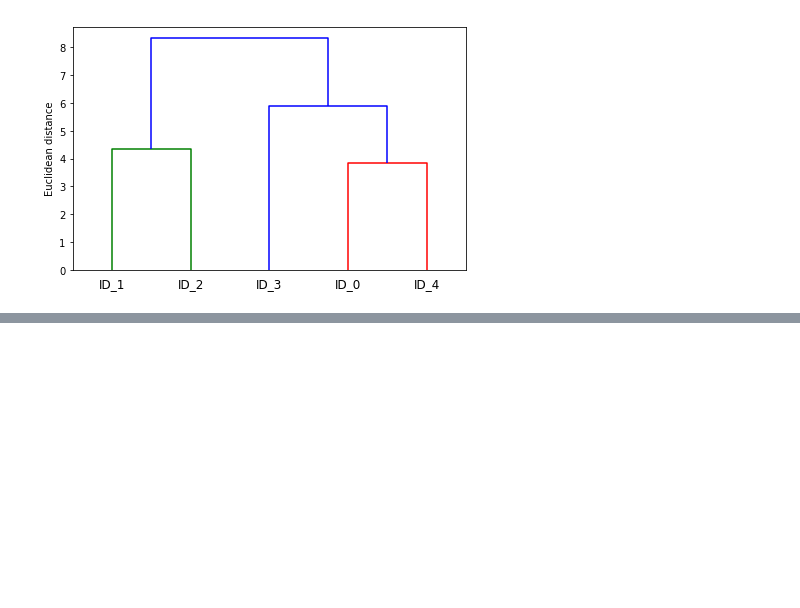
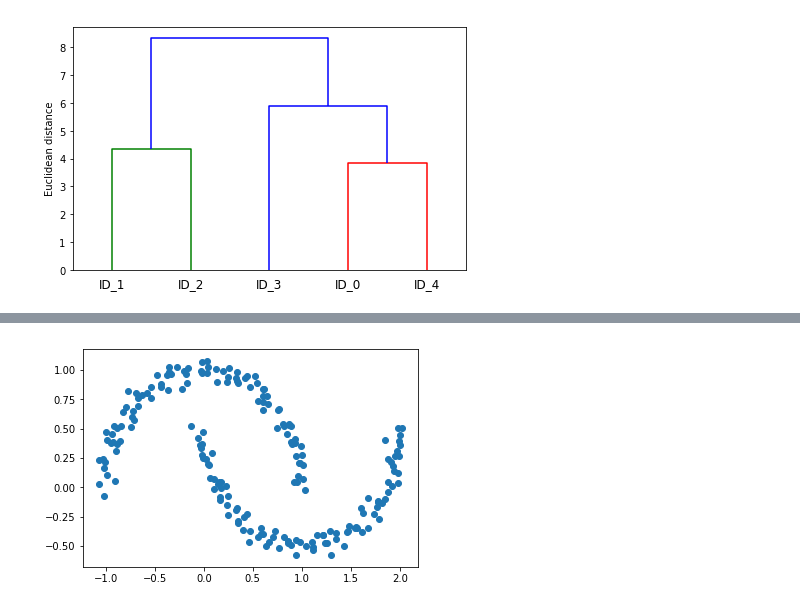
Before and after one commit to mjm3853/PythonML_book, a Jupyter notebook: Ch11/Ch11.ipynb, the cells around one changed output, grey strips where cells are left out. Saved outputs shown, nothing was run; the diff lists cells and outputs as text; code cells hidden in the pictures; blank space fills up the shorter version.

```diff
--- a/Ch11/Ch11.ipynb
+++ b/Ch11/Ch11.ipynb
@@ -145,0 +170,10 @@ plt.show()
+# %%
+from sklearn.datasets import make_moons
+X, y = make_moons(n_samples=200, noise=0.05, random_state=0)
+column1 = X[:,0]
+column2 = X[:,1]
+
+plt.scatter(column1, column2)
+plt.show()
+# %% [output]
+[figure, added]
```
Also changed, not shown: parts of 4 cells of this notebook.
